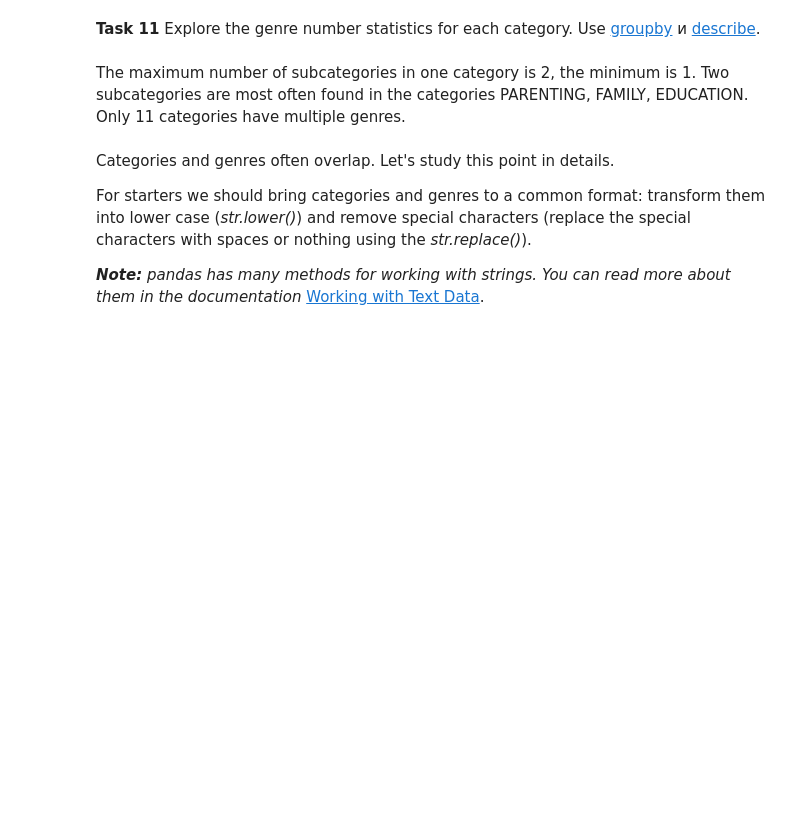
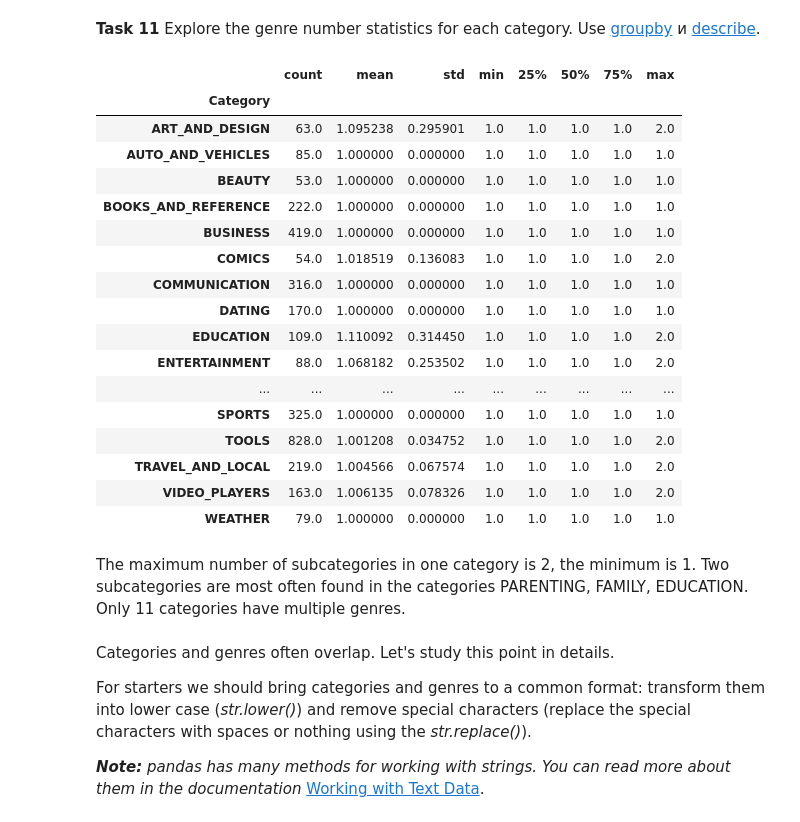
Before and after one commit to antoineodier/workshop1_ml, a Jupyter notebook: notebook_workshop_task.ipynb, the cells around one changed output. Saved outputs shown, nothing was run; the diff lists cells and outputs as text; code cells hidden in the pictures; blank space fills up the shorter version.

```diff
--- a/notebook_workshop_task.ipynb
+++ b/notebook_workshop_task.ipynb
@@ -371,3 +501,5 @@ For this case we will use the median, but you can try experimenting with other o
+# %%
+df.Size = df.Size.fillna(value=df.Size.median())
 # %% [markdown]
 Just in case, check that there are no empty values:
 # %%
@@ -394,2 +535,6 @@ df[df.Type.isnull()]
+# %%
+# Column Price isn't empty and there is 0, so we can replace missing value in
+# "Type" with "Free" value.
+df.loc[df.Type.isnull(), 'Type'] = 'Free'
 # %%
 df.Type.isnull().sum()
@@ -409,3 +566,8 @@ The variable is numeric, but it contains special characters. That's why it has '
+# %%
+# Permet d'intervenir sur l'ensemble de la colonne directement  = avec .str
+# = à vérifier
+df['Price'] = df['Price'].str.replace('$', '')
+df['Price'] = df['Price'].astype('float')
 # %% [markdown]
 Let's create a distribution plot of prices among the paid apps.
 # %%
@@ -557,2 +904,5 @@ df = df.sort_values('Size')
+# %%
+# cf. documentation de drop_duplicates()
+df = df.drop_duplicates(subset=['App'], keep='last')
 # %%
 df.shape
@@ -666,3 +1057,24 @@ df_cat_genrs.head()
+# %%
+df_cat_genrs.groupby('Category')['Count_of_genres'].describe()
+# %% [output]
+|  | count | mean | std | min | 25% | 50% | 75% | max |
+| Category |  |  |  |  |  |  |  |  |
+| ART_AND_DESIGN | 63.0 | 1.095238 | 0.295901 | 1.0 | 1.0 | 1.0 | 1.0 | 2.0 |
+| AUTO_AND_VEHICLES | 85.0 | 1.000000 | 0.000000 | 1.0 | 1.0 | 1.0 | 1.0 | 1.0 |
+| BEAUTY | 53.0 | 1.000000 | 0.000000 | 1.0 | 1.0 | 1.0 | 1.0 | 1.0 |
+| BOOKS_AND_REFERENCE | 222.0 | 1.000000 | 0.000000 | 1.0 | 1.0 | 1.0 | 1.0 | 1.0 |
+| BUSINESS | 419.0 | 1.000000 | 0.000000 | 1.0 | 1.0 | 1.0 | 1.0 | 1.0 |
+| COMICS | 54.0 | 1.018519 | 0.136083 | 1.0 | 1.0 | 1.0 | 1.0 | 2.0 |
+| COMMUNICATION | 316.0 | 1.000000 | 0.000000 | 1.0 | 1.0 | 1.0 | 1.0 | 1.0 |
+| DATING | 170.0 | 1.000000 | 0.000000 | 1.0 | 1.0 | 1.0 | 1.0 | 1.0 |
+| EDUCATION | 109.0 | 1.110092 | 0.314450 | 1.0 | 1.0 | 1.0 | 1.0 | 2.0 |
+| ENTERTAINMENT | 88.0 | 1.068182 | 0.253502 | 1.0 | 1.0 | 1.0 | 1.0 | 2.0 |
+| ... | ... | ... | ... | ... | ... | ... | ... | ... |
+| SPORTS | 325.0 | 1.000000 | 0.000000 | 1.0 | 1.0 | 1.0 | 1.0 | 1.0 |
+| TOOLS | 828.0 | 1.001208 | 0.034752 | 1.0 | 1.0 | 1.0 | 1.0 | 2.0 |
+| TRAVEL_AND_LOCAL | 219.0 | 1.004566 | 0.067574 | 1.0 | 1.0 | 1.0 | 1.0 | 2.0 |
+| VIDEO_PLAYERS | 163.0 | 1.006135 | 0.078326 | 1.0 | 1.0 | 1.0 | 1.0 | 2.0 |
+| WEATHER | 79.0 | 1.000000 | 0.000000 | 1.0 | 1.0 | 1.0 | 1.0 | 1.0 |
 # %% [markdown]
 The maximum number of subcategories in one category is 2, the minimum is 1. Two subcategories are most often found in the categories PARENTING, FAMILY, EDUCATION. Only 11 categories have multiple genres.
 # %% [markdown]
```
Also changed, not shown: parts of 80 cells of this notebook.
